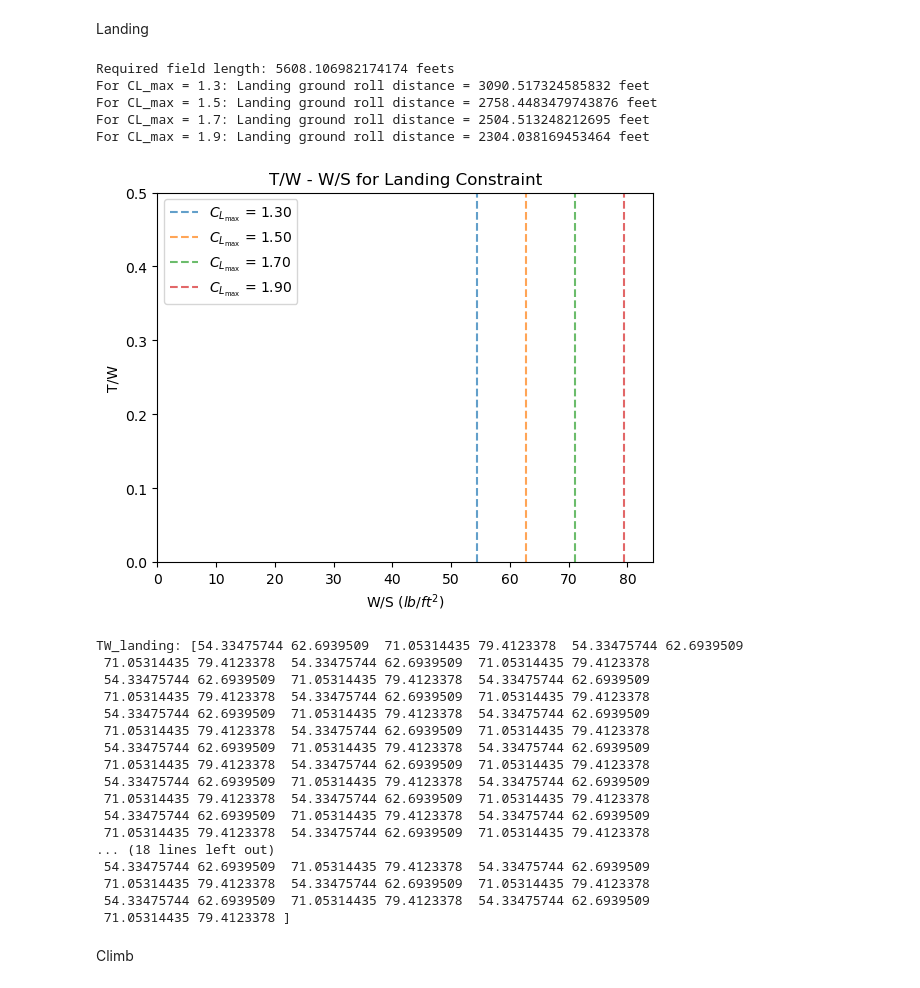
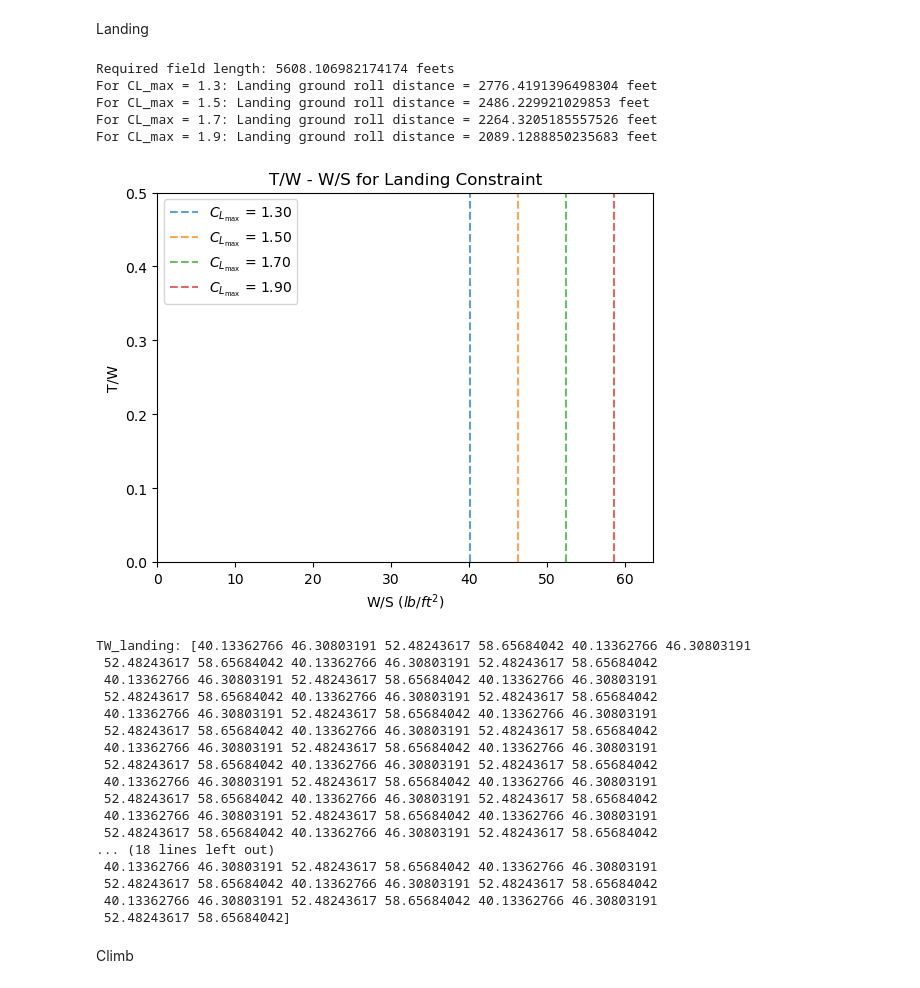
Before and after one commit to confuzionn/Demeters_Wings, a Jupyter notebook: Preliminary Sizing.ipynb, the cells around one changed output. Drawn from its saved outputs; the diff is of its cells as text; code cells hidden in the pictures.

Commit message:
Add files via upload
Updated landing formula

```diff
--- a/Preliminary Sizing.ipynb
+++ b/Preliminary Sizing.ipynb
@@ -73,58 +73,59 @@ BFL= TOP_23*37.5
 print(f"Required field length: {BFL} feets")
 
 #Calculating landing distance
 CL_max_values = np.array([1.3, 1.5, 1.7, 1.9])
-W_TO = 19000 #lbs
-W_L = 17000 #lbs
+W_TO = 16856 #lbs
+W_L = 14856 #lbs
 S_ref = 534.37 #lifting area
 S_a = 600 # 600 ft for general aviation
 for CL_max in CL_max_values:
     S_L_G = 80 * (W_L / S_ref) / (rho/rho_SL * CL_max) + S_a
     print(f"For CL_max = {CL_max}: Landing ground roll distance = {S_L_G} feet")
 
 #Calculate W/S
 S_land = BFL *  0.6
-W_S =  (rho/rho_SL * CL_max_values) / (80*0.65) * (S_land - S_a)
+# Maximum landing to takeoff weight ratio = 0.88
+W_S =  (rho/rho_SL * CL_max_values) / (80*0.88) * (S_land - S_a)
 
 # Plot W/S vs W/P
 plt.figure()
 for i, ws in enumerate(W_S):
     plt.axvline(x=ws, color=colors[i], linestyle='--', alpha=0.7, label=f'$C_{{L_{{\\text{{max}}}}}}$ = {CL_max_values[i]:.2f}')
 plt.title('T/W - W/S for Landing Constraint')
 plt.xlabel("W/S $(lb/ft^2)$")
 plt.ylabel("T/W")
 plt.xlim(0, max(W_S)+5)
 plt.ylim(0, 0.5)
 plt.legend(loc='best')
 plt.show()
 
 #TW calculation
 TW_landing = np.tile(W_S, 50)
 print(f"TW_landing: {TW_landing}")
 # %% [output]
 Required field length: 5608.106982174174 feets
-For CL_max = 1.3: Landing ground roll distance = 3090.517324585832 feet
-For CL_max = 1.5: Landing ground roll distance = 2758.4483479743876 feet
-For CL_max = 1.7: Landing ground roll distance = 2504.513248212695 feet
-For CL_max = 1.9: Landing ground roll distance = 2304.038169453464 feet
+For CL_max = 1.3: Landing ground roll distance = 2776.4191396498304 feet
+For CL_max = 1.5: Landing ground roll distance = 2486.229921029853 feet
+For CL_max = 1.7: Landing ground roll distance = 2264.3205185557526 feet
+For CL_max = 1.9: Landing ground roll distance = 2089.1288850235683 feet
-[figure, old version]
+[figure, new version]
-TW_landing: [54.33475744 62.6939509  71.05314435 79.4123378  54.33475744 62.6939509
- 71.05314435 79.4123378  54.33475744 62.6939509  71.05314435 79.4123378
- 54.33475744 62.6939509  71.05314435 79.4123378  54.33475744 62.6939509
- 71.05314435 79.4123378  54.33475744 62.6939509  71.05314435 79.4123378
- 54.33475744 62.6939509  71.05314435 79.4123378  54.33475744 62.6939509
- 71.05314435 79.4123378  54.33475744 62.6939509  71.05314435 79.4123378
- 54.33475744 62.6939509  71.05314435 79.4123378  54.33475744 62.6939509
- 71.05314435 79.4123378  54.33475744 62.6939509  71.05314435 79.4123378
- 54.33475744 62.6939509  71.05314435 79.4123378  54.33475744 62.6939509
- 71.05314435 79.4123378  54.33475744 62.6939509  71.05314435 79.4123378
- 54.33475744 62.6939509  71.05314435 79.4123378  54.33475744 62.6939509
- 71.05314435 79.4123378  54.33475744 62.6939509  71.05314435 79.4123378
+TW_landing: [40.13362766 46.30803191 52.48243617 58.65684042 40.13362766 46.30803191
+ 52.48243617 58.65684042 40.13362766 46.30803191 52.48243617 58.65684042
+ 40.13362766 46.30803191 52.48243617 58.65684042 40.13362766 46.30803191
+ 52.48243617 58.65684042 40.13362766 46.30803191 52.48243617 58.65684042
+ 40.13362766 46.30803191 52.48243617 58.65684042 40.13362766 46.30803191
+ 52.48243617 58.65684042 40.13362766 46.30803191 52.48243617 58.65684042
+ 40.13362766 46.30803191 52.48243617 58.65684042 40.13362766 46.30803191
+ 52.48243617 58.65684042 40.13362766 46.30803191 52.48243617 58.65684042
+ 40.13362766 46.30803191 52.48243617 58.65684042 40.13362766 46.30803191
+ 52.48243617 58.65684042 40.13362766 46.30803191 52.48243617 58.65684042
+ 40.13362766 46.30803191 52.48243617 58.65684042 40.13362766 46.30803191
+ 52.48243617 58.65684042 40.13362766 46.30803191 52.48243617 58.65684042
 ... (18 lines left out)
- 54.33475744 62.6939509  71.05314435 79.4123378  54.33475744 62.6939509
- 71.05314435 79.4123378  54.33475744 62.6939509  71.05314435 79.4123378
- 54.33475744 62.6939509  71.05314435 79.4123378  54.33475744 62.6939509
- 71.05314435 79.4123378 ]
+ 40.13362766 46.30803191 52.48243617 58.65684042 40.13362766 46.30803191
+ 52.48243617 58.65684042 40.13362766 46.30803191 52.48243617 58.65684042
+ 40.13362766 46.30803191 52.48243617 58.65684042 40.13362766 46.30803191
+ 52.48243617 58.65684042]
 # %% [markdown]
 Climb
 # %%
```
Also changed, not shown: parts of 1 cell of this notebook.
